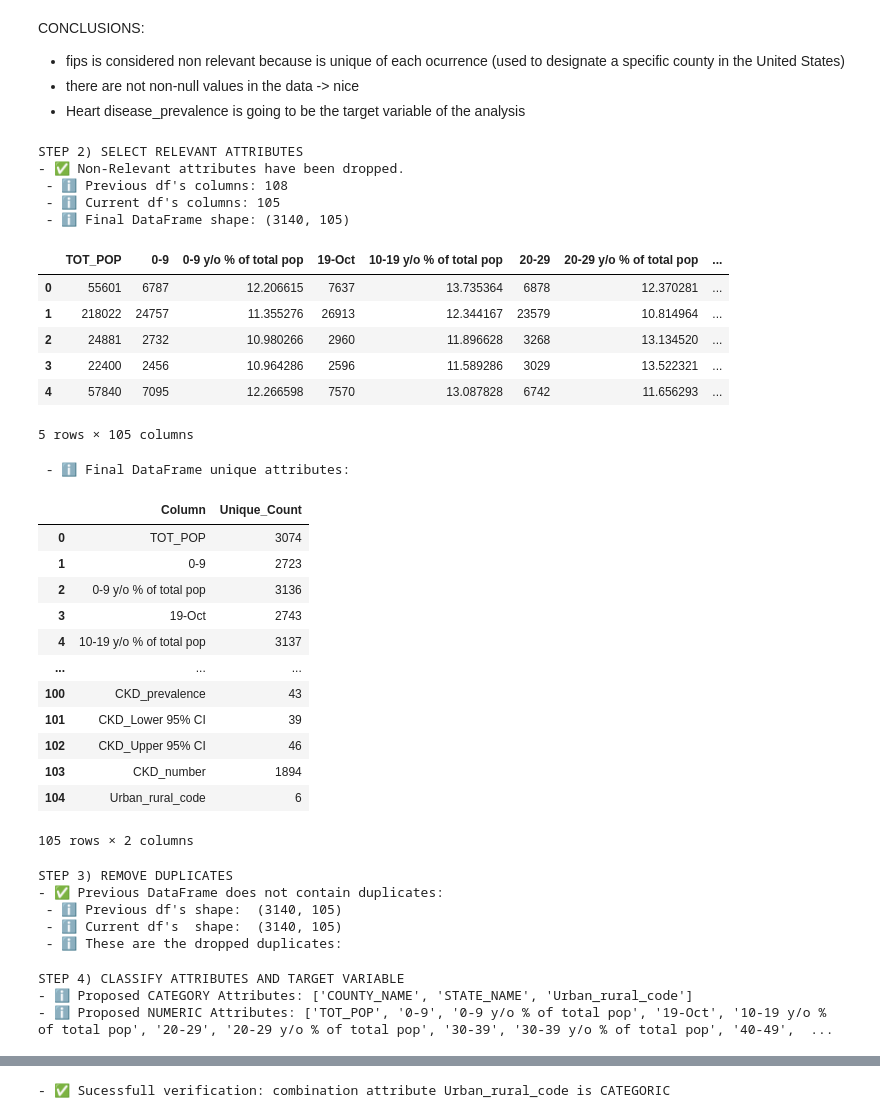
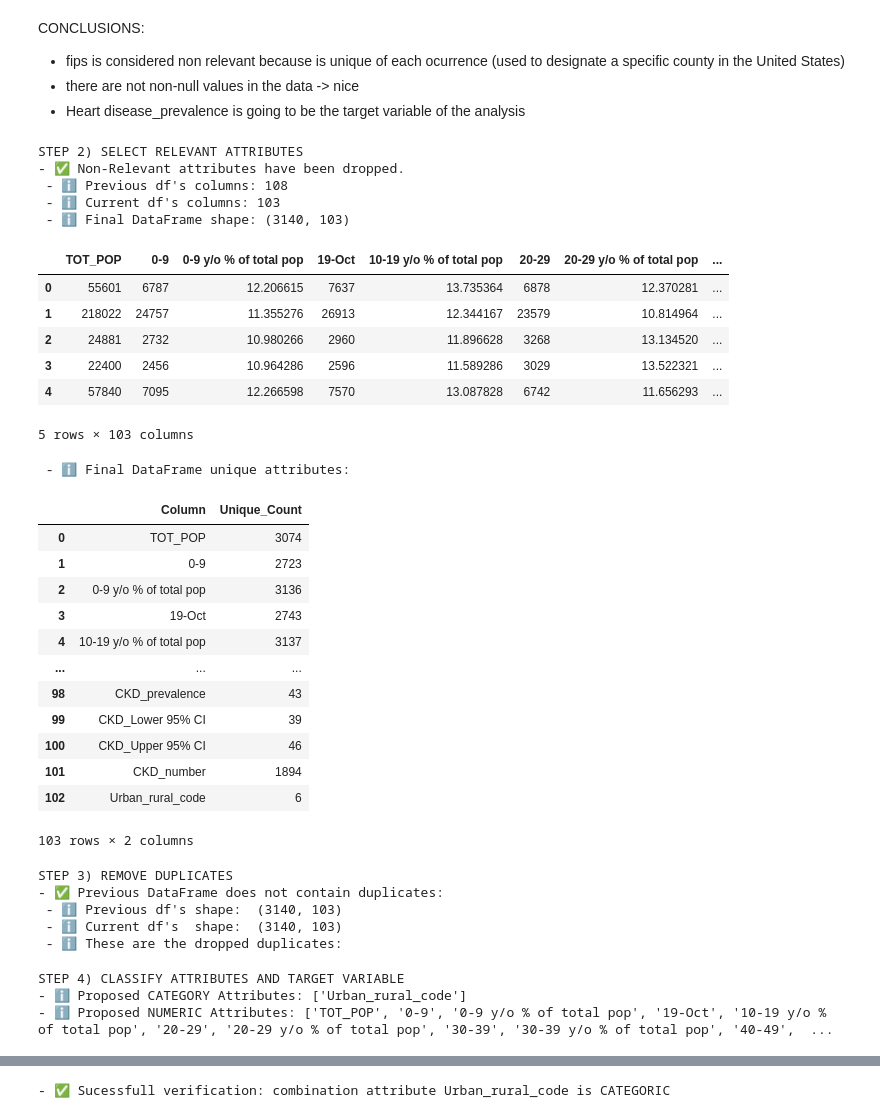
Before and after one commit to cbadil12/linear-regression-2-project, a Jupyter notebook: src/explore.ipynb, the cells around one changed output, grey strips where cells are left out. Cells and saved outputs as stored; diff of their text form; code cells hidden in the pictures.

```diff
--- a/src/explore.ipynb
+++ b/src/explore.ipynb
@@ -61,7 +61,7 @@ print("STEP 0) LOAD RAW DATAFRAME")
 # ||||| INPUTS |||||
 # ||||||||||||||||||
 data_separator = ","
-input_path = "/workspaces/linear-regression-2-project/data/raw/internal-link.csv"
+input_path = "../data/raw/internal-link.csv"
 
 # Read DataFrame
 df_raw=pd.read_csv(input_path, sep = data_separator)
@@ -209,49 +209,49 @@ df_S2 = df_S1.copy()
 # ||||||||||||||||||
 # ||||| INPUTS |||||
 # ||||||||||||||||||
-df_S2=df_S2.drop(labels=["fips", "STATE_FIPS", "CNTY_FIPS"], axis =1) # Drop non-relevant attributes
+df_S2=df_S2.drop(labels=["fips", "STATE_FIPS", "CNTY_FIPS", "COUNTY_NAME", "STATE_NAME"], axis =1) # Drop non-relevant attributes
 
 # Print results
 print("- ✅ Non-Relevant attributes have been dropped.")
 print(f" - ℹ️ Previous df's columns: {len(df_S1.columns)}")
 print(f" - ℹ️ Current df's columns: {len(df_S2.columns)}")
 print(f" - ℹ️ Final DataFrame shape: {df_S2.shape}")
 display(df_S2.head())
 
 # Count attributes
 df_S2_summary = pd.DataFrame({
     "Column": df_S2.columns,
     "Unique_Count": df_S2.nunique().values
 })
 print(" - ℹ️ Final DataFrame unique attributes:")
 display(df_S2_summary)
 # %% [output]
 STEP 2) SELECT RELEVANT ATTRIBUTES
 - ✅ Non-Relevant attributes have been dropped.
  - ℹ️ Previous df's columns: 108
- - ℹ️ Current df's columns: 105
- - ℹ️ Final DataFrame shape: (3140, 105)
+ - ℹ️ Current df's columns: 103
+ - ℹ️ Final DataFrame shape: (3140, 103)
 |  | TOT_POP | 0-9 | 0-9 y/o % of total pop | 19-Oct | 10-19 y/o % of total pop | 20-29 | 20-29 y/o % of total pop | ... |
 | 0 | 55601 | 6787 | 12.206615 | 7637 | 13.735364 | 6878 | 12.370281 | ... |
 | 1 | 218022 | 24757 | 11.355276 | 26913 | 12.344167 | 23579 | 10.814964 | ... |
 | 2 | 24881 | 2732 | 10.980266 | 2960 | 11.896628 | 3268 | 13.134520 | ... |
 | 3 | 22400 | 2456 | 10.964286 | 2596 | 11.589286 | 3029 | 13.522321 | ... |
 | 4 | 57840 | 7095 | 12.266598 | 7570 | 13.087828 | 6742 | 11.656293 | ... |
-5 rows × 105 columns
+5 rows × 103 columns
  - ℹ️ Final DataFrame unique attributes:
 |  | Column | Unique_Count |
 | 0 | TOT_POP | 3074 |
 | 1 | 0-9 | 2723 |
 | 2 | 0-9 y/o % of total pop | 3136 |
 | 3 | 19-Oct | 2743 |
 | 4 | 10-19 y/o % of total pop | 3137 |
 | ... | ... | ... |
-| 100 | CKD_prevalence | 43 |
-| 101 | CKD_Lower 95% CI | 39 |
-| 102 | CKD_Upper 95% CI | 46 |
-| 103 | CKD_number | 1894 |
-| 104 | Urban_rural_code | 6 |
+| 98 | CKD_prevalence | 43 |
+| 99 | CKD_Lower 95% CI | 39 |
+| 100 | CKD_Upper 95% CI | 46 |
+| 101 | CKD_number | 1894 |
+| 102 | Urban_rural_code | 6 |
-105 rows × 2 columns
+103 rows × 2 columns
 # %%
 # -------------------------------
 # STEP 3) REMOVE DUPLICATES
@@ -279,8 +279,8 @@ else:
 # %% [output]
 STEP 3) REMOVE DUPLICATES
 - ✅ Previous DataFrame does not contain duplicates:
- - ℹ️ Previous df's shape:  (3140, 105)
- - ℹ️ Current df's  shape:  (3140, 105)
+ - ℹ️ Previous df's shape:  (3140, 103)
+ - ℹ️ Current df's  shape:  (3140, 103)
  - ℹ️ These are the dropped duplicates:
 # %%
 # -------------------------------
@@ -341,7 +341,7 @@ print("- ℹ️ Proposed CATEGORY Attributes: " + str(category_var_auto))
 print("- ℹ️ Proposed NUMERIC Attributes: " + str(numeric_var_auto))
 # %% [output]
 STEP 4) CLASSIFY ATTRIBUTES AND TARGET VARIABLE
-- ℹ️ Proposed CATEGORY Attributes: ['COUNTY_NAME', 'STATE_NAME', 'Urban_rural_code']
+- ℹ️ Proposed CATEGORY Attributes: ['Urban_rural_code']
 - ℹ️ Proposed NUMERIC Attributes: ['TOT_POP', '0-9', '0-9 y/o % of total pop', '19-Oct', '10-19 y/o % of total pop', '20-29', '20-29 y/o % of total pop', '30-39', '30-39 y/o % of total pop', '40-49',  ...
 # %%
 # ||||||||||||||||||
```
Also changed, not shown: parts of 9 cells of this notebook.
